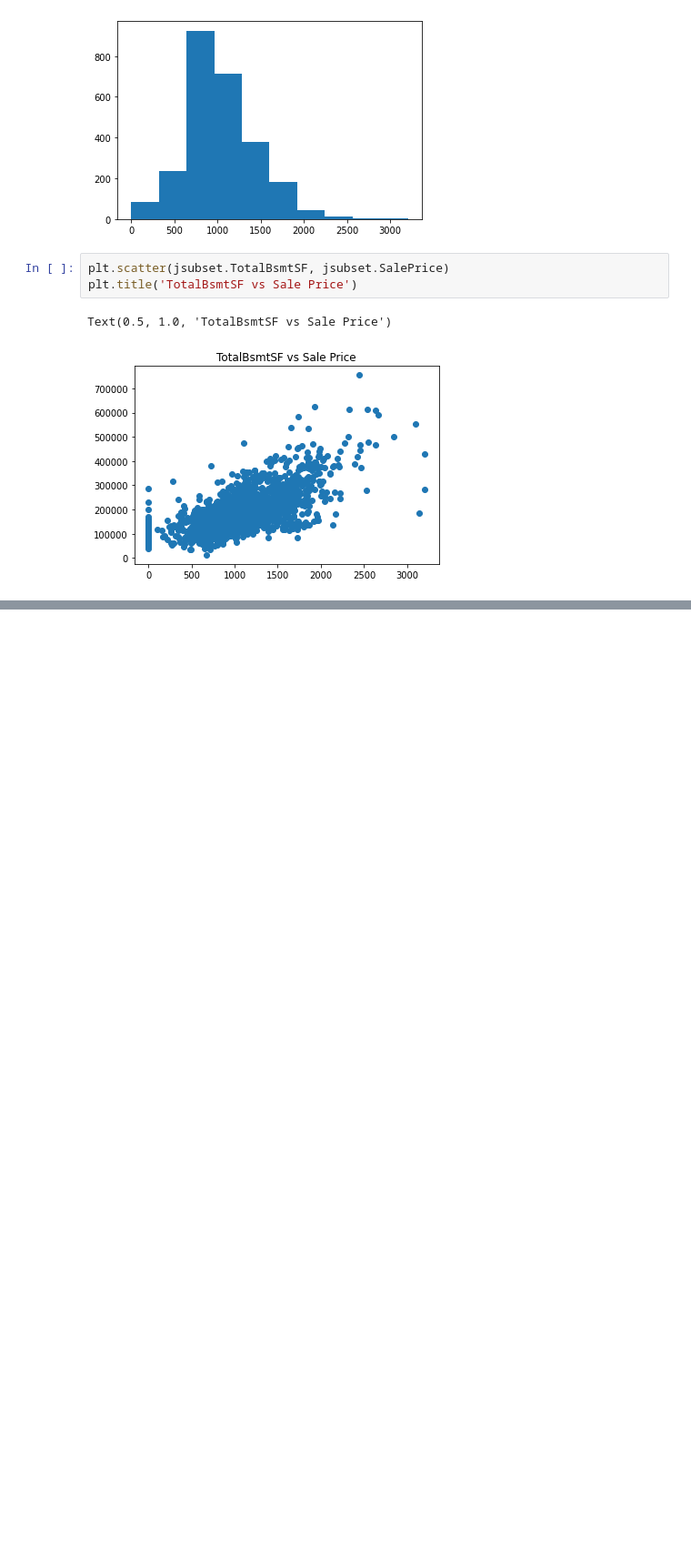
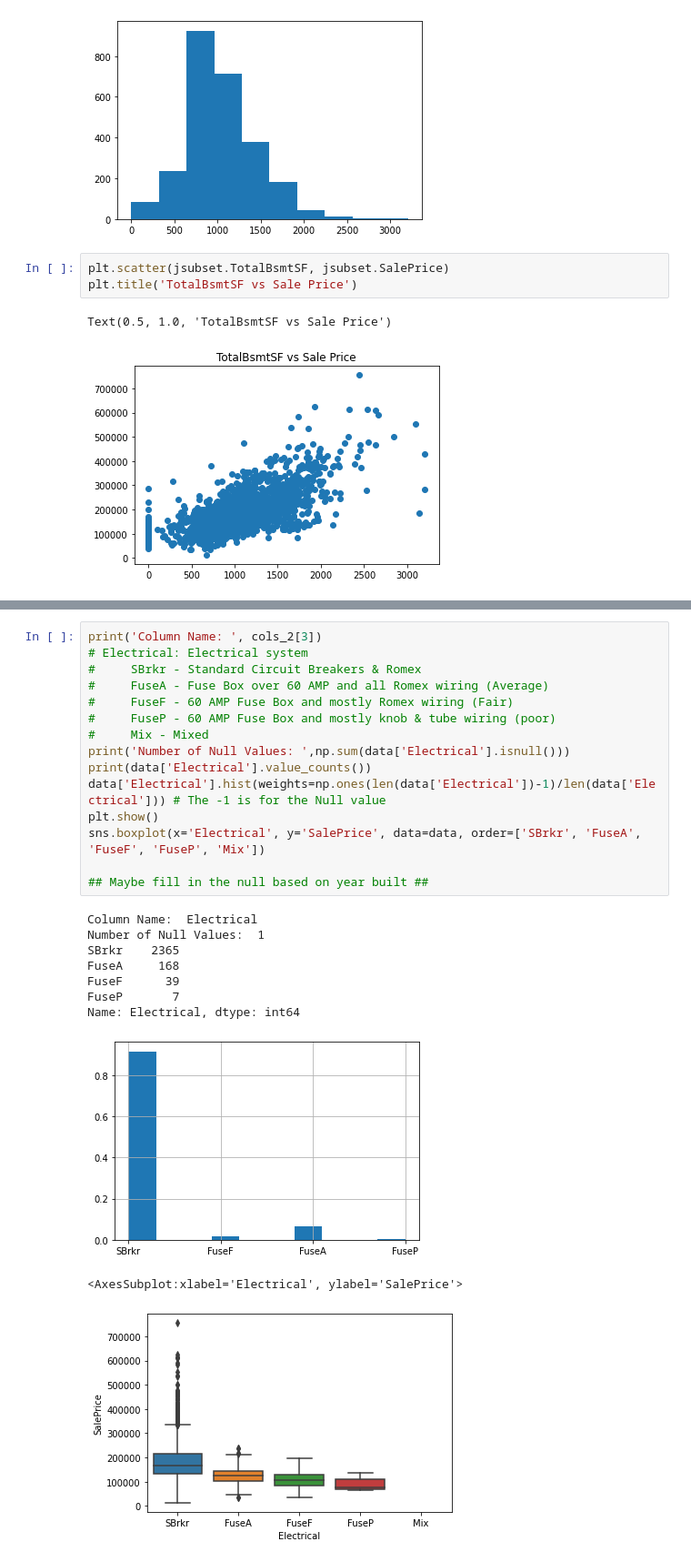
Before and after one commit to PolarSprings/Iowa_advanced_regression, a Jupyter notebook: Column Visualization.ipynb, the cells around one changed output, grey strips where cells are left out. Shown at 91% size. Drawn from its saved outputs; the diff is of its cells as text; blank space fills up the shorter version.

```diff
--- a/Column Visualization.ipynb
+++ b/Column Visualization.ipynb
@@ -1932,0 +2030,26 @@ Text(0.5, 1.0, 'TotalBsmtSF vs Sale Price')
+# %%
+print('Column Name: ', cols_2[3])
+# Electrical: Electrical system
+#     SBrkr - Standard Circuit Breakers & Romex
+#     FuseA - Fuse Box over 60 AMP and all Romex wiring (Average)
+#     FuseF - 60 AMP Fuse Box and mostly Romex wiring (Fair)
+#     FuseP - 60 AMP Fuse Box and mostly knob & tube wiring (poor)
+#     Mix - Mixed
+print('Number of Null Values: ',np.sum(data['Electrical'].isnull()))
+print(data['Electrical'].value_counts())
+data['Electrical'].hist(weights=np.ones(len(data['Electrical'])-1)/len(data['Electrical'])) # The -1 is for the Null value
+plt.show()
+sns.boxplot(x='Electrical', y='SalePrice', data=data, order=['SBrkr', 'FuseA', 'FuseF', 'FuseP', 'Mix'])
+
+## Maybe fill in the null based on year built ##
+# %% [output]
+Column Name:  Electrical
+Number of Null Values:  1
+SBrkr    2365
+FuseA     168
+FuseF      39
+FuseP       7
+Name: Electrical, dtype: int64
+[figure, added]
+<AxesSubplot:xlabel='Electrical', ylabel='SalePrice'>
+[figure, added]
```
Also changed, not shown: parts of 34 cells of this notebook.
